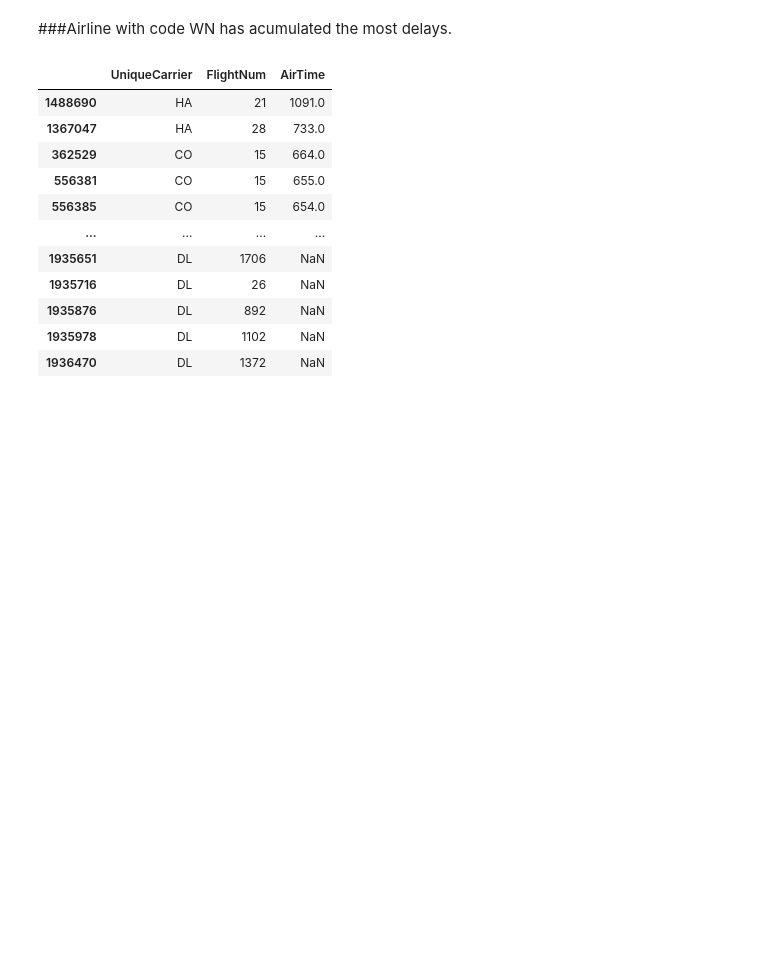
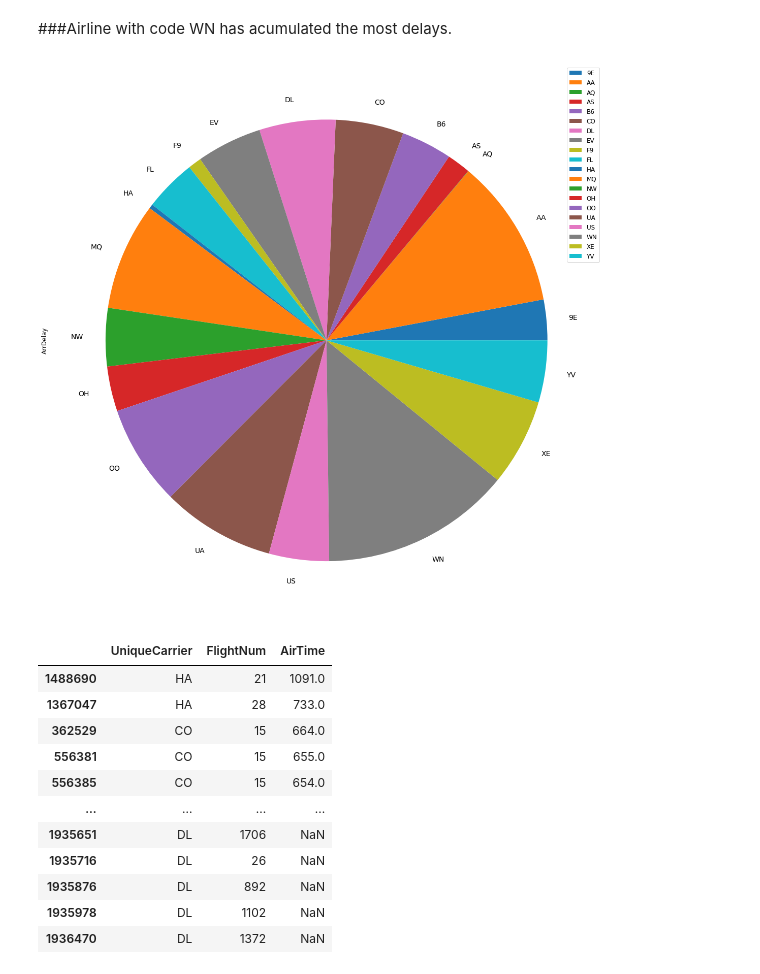
Before and after one commit to dominikapetru/estructures_dataframe, a Jupyter notebook: Sprint3_T05.ipynb, the cells around one changed output. Drawn from its saved outputs; the diff is of its cells as text; code cells hidden in the pictures; blank space fills up the shorter version.

```diff
--- a/Sprint3_T05.ipynb
+++ b/Sprint3_T05.ipynb
@@ -120,5 +154,11 @@ Name: ArrDelay, dtype: float64
 # %% [markdown]
 ###Airline with code WN has acumulated the most delays.
+# %%
+import matplotlib.pyplot as plt
+test_df = pd.DataFrame(new_df)
+plot = test_df.plot.pie(y='ArrDelay', figsize=(20, 20), fontsize=14)
+# %% [output]
+[figure, added]
 # %%
 #Longest flights
 sorted_df = my_df.sort_values(['AirTime'], ascending=False)
```
Also changed, not shown: parts of 6 cells of this notebook, 1 other file.
